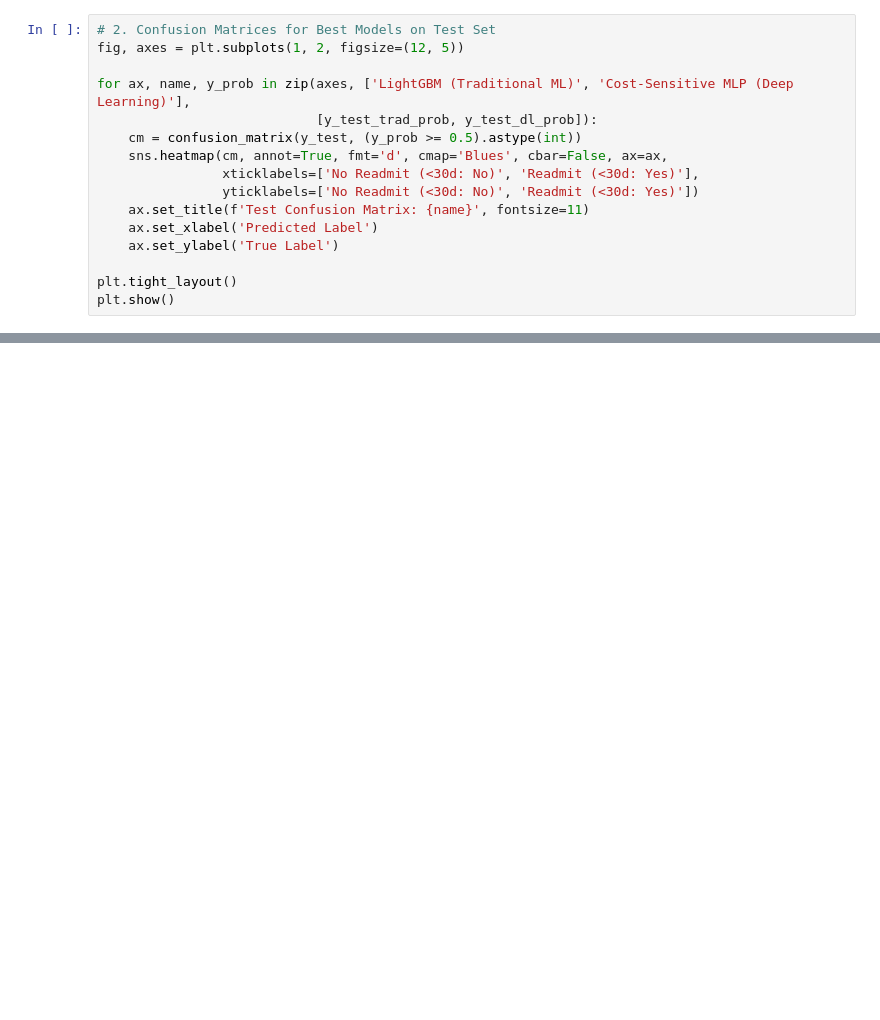
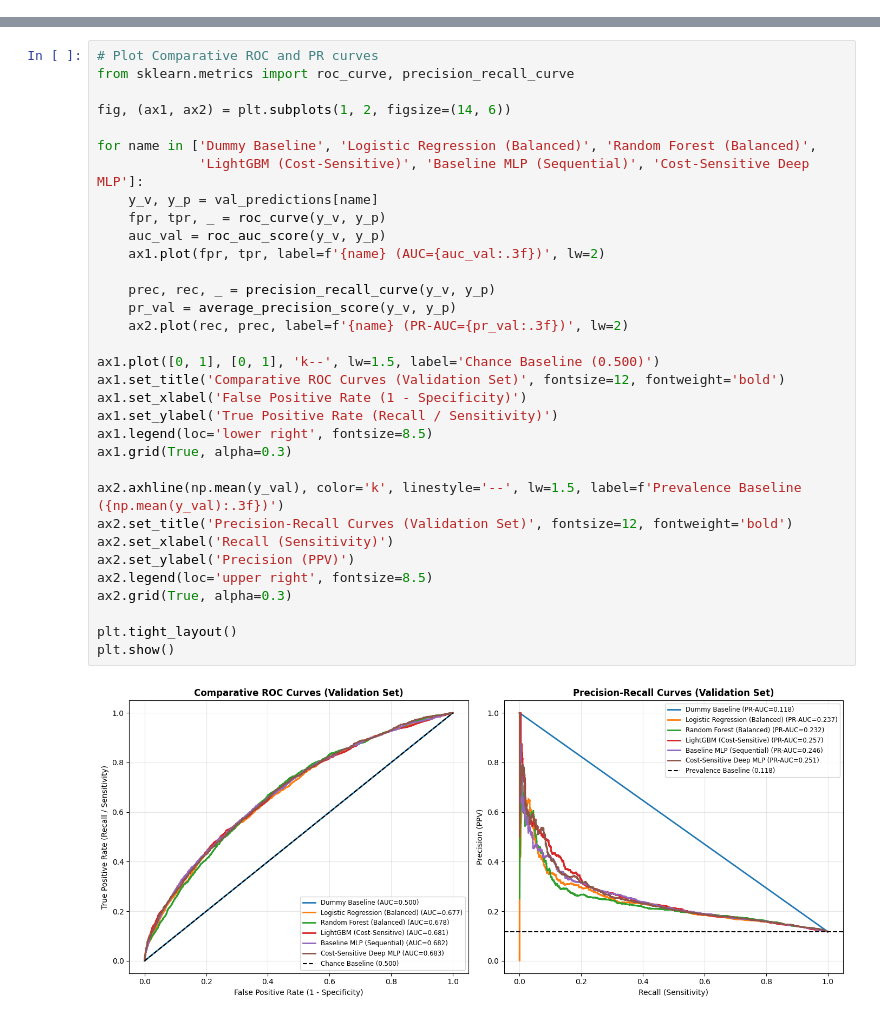
Before and after one commit to Amazing-beep/diabetes-readmission-ml-dl, a Jupyter notebook: notebooks/diabetes_readmission_classification.ipynb, the cells around one changed output, grey strips where cells are left out. Cells and saved outputs as stored; diff of their text form; blank space fills up the shorter version.

```diff
--- a/notebooks/diabetes_readmission_classification.ipynb
+++ b/notebooks/diabetes_readmission_classification.ipynb
@@ -685,16 +0,0 @@ plt.show()
-# %%
-# 2. Confusion Matrices for Best Models on Test Set
-fig, axes = plt.subplots(1, 2, figsize=(12, 5))
-
-for ax, name, y_prob in zip(axes, ['LightGBM (Traditional ML)', 'Cost-Sensitive MLP (Deep Learning)'],
-                            [y_test_trad_prob, y_test_dl_prob]):
-    cm = confusion_matrix(y_test, (y_prob >= 0.5).astype(int))
-    sns.heatmap(cm, annot=True, fmt='d', cmap='Blues', cbar=False, ax=ax,
-                xticklabels=['No Readmit (<30d: No)', 'Readmit (<30d: Yes)'],
-                yticklabels=['No Readmit (<30d: No)', 'Readmit (<30d: Yes)'])
-    ax.set_title(f'Test Confusion Matrix: {name}', fontsize=11)
-    ax.set_xlabel('Predicted Label')
-    ax.set_ylabel('True Label')
-
-plt.tight_layout()
-plt.show()
@@ -756,0 +686,35 @@ Saved models/model_metadata.json
+# %%
+# Plot Comparative ROC and PR curves
+from sklearn.metrics import roc_curve, precision_recall_curve
+
+fig, (ax1, ax2) = plt.subplots(1, 2, figsize=(14, 6))
+
+for name in ['Dummy Baseline', 'Logistic Regression (Balanced)', 'Random Forest (Balanced)',
+             'LightGBM (Cost-Sensitive)', 'Baseline MLP (Sequential)', 'Cost-Sensitive Deep MLP']:
+    y_v, y_p = val_predictions[name]
+    fpr, tpr, _ = roc_curve(y_v, y_p)
+    auc_val = roc_auc_score(y_v, y_p)
+    ax1.plot(fpr, tpr, label=f'{name} (AUC={auc_val:.3f})', lw=2)
+
+    prec, rec, _ = precision_recall_curve(y_v, y_p)
+    pr_val = average_precision_score(y_v, y_p)
+    ax2.plot(rec, prec, label=f'{name} (PR-AUC={pr_val:.3f})', lw=2)
+
+ax1.plot([0, 1], [0, 1], 'k--', lw=1.5, label='Chance Baseline (0.500)')
+ax1.set_title('Comparative ROC Curves (Validation Set)', fontsize=12, fontweight='bold')
+ax1.set_xlabel('False Positive Rate (1 - Specificity)')
+ax1.set_ylabel('True Positive Rate (Recall / Sensitivity)')
+ax1.legend(loc='lower right', fontsize=8.5)
+ax1.grid(True, alpha=0.3)
+
+ax2.axhline(np.mean(y_val), color='k', linestyle='--', lw=1.5, label=f'Prevalence Baseline ({np.mean(y_val):.3f})')
+ax2.set_title('Precision-Recall Curves (Validation Set)', fontsize=12, fontweight='bold')
+ax2.set_xlabel('Recall (Sensitivity)')
+ax2.set_ylabel('Precision (PPV)')
+ax2.legend(loc='upper right', fontsize=8.5)
+ax2.grid(True, alpha=0.3)
+
+plt.tight_layout()
+plt.show()
+# %% [output]
+[figure, added]
```
Also changed, not shown: parts of 66 cells of this notebook, 2 other files.
